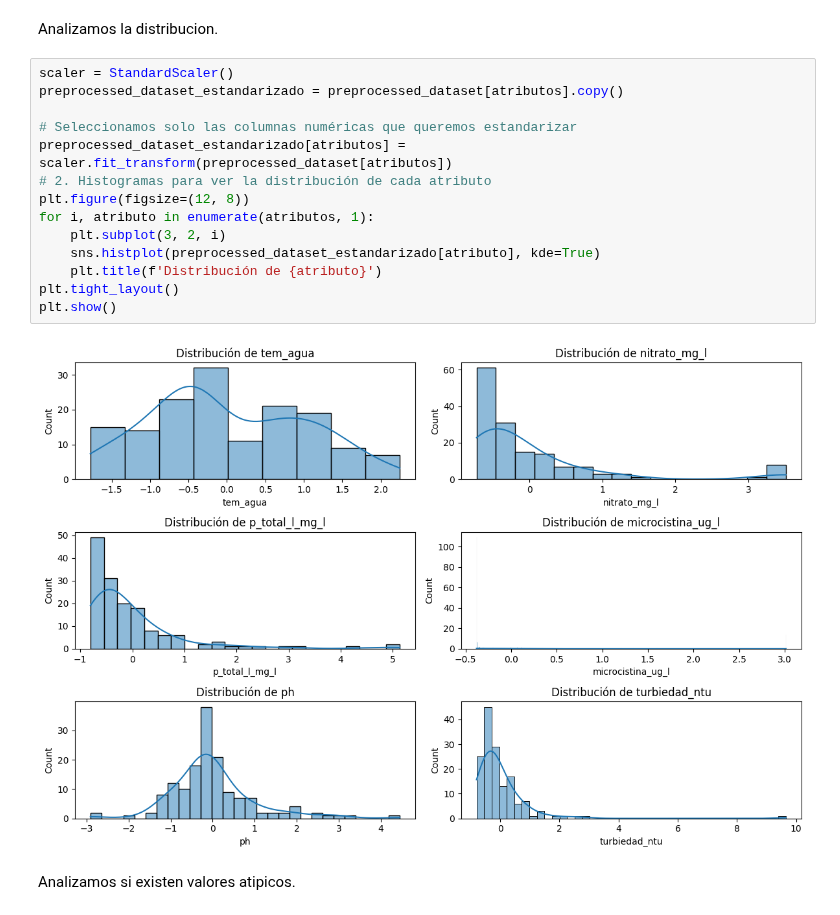
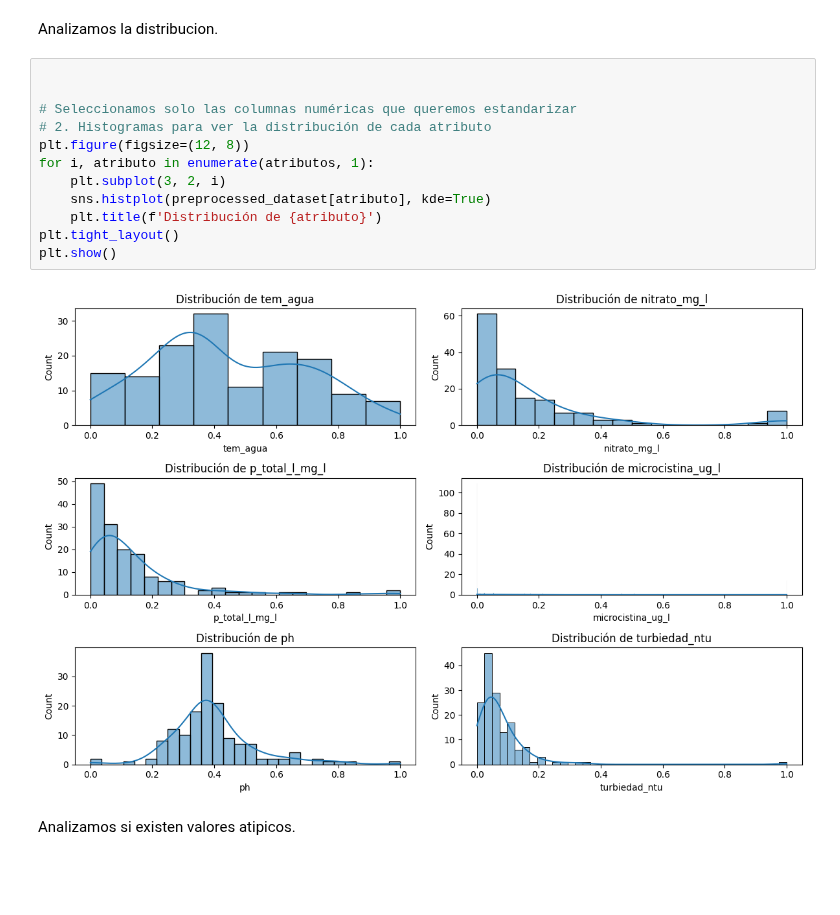
Before and after one commit to MaximoReynoso/TrabajoEspecial, a Jupyter notebook: TrabajoEspecial.ipynb, the cells around one changed output. Drawn from its saved outputs; the diff is of its cells as text; blank space fills up the shorter version.

```diff
--- a/TrabajoEspecial.ipynb
+++ b/TrabajoEspecial.ipynb
@@ -225,21 +225,19 @@ max     10.500000     432.000000
 # %% [markdown]
 Analizamos la distribucion.
 # %%
-scaler = StandardScaler()
-preprocessed_dataset_estandarizado = preprocessed_dataset[atributos].copy()
+
 
 # Seleccionamos solo las columnas numéricas que queremos estandarizar
-preprocessed_dataset_estandarizado[atributos] = scaler.fit_transform(preprocessed_dataset[atributos])
 # 2. Histogramas para ver la distribución de cada atributo
 plt.figure(figsize=(12, 8))
 for i, atributo in enumerate(atributos, 1):
     plt.subplot(3, 2, i)
-    sns.histplot(preprocessed_dataset_estandarizado[atributo], kde=True)
+    sns.histplot(preprocessed_dataset[atributo], kde=True)
     plt.title(f'Distribución de {atributo}')
 plt.tight_layout()
 plt.show()
 # %% [output]
-[figure, old version]
+[figure, new version]
 # %% [markdown]
 Analizamos si existen valores atipicos.
 # %%
```
Also changed, not shown: parts of 19 cells of this notebook.
